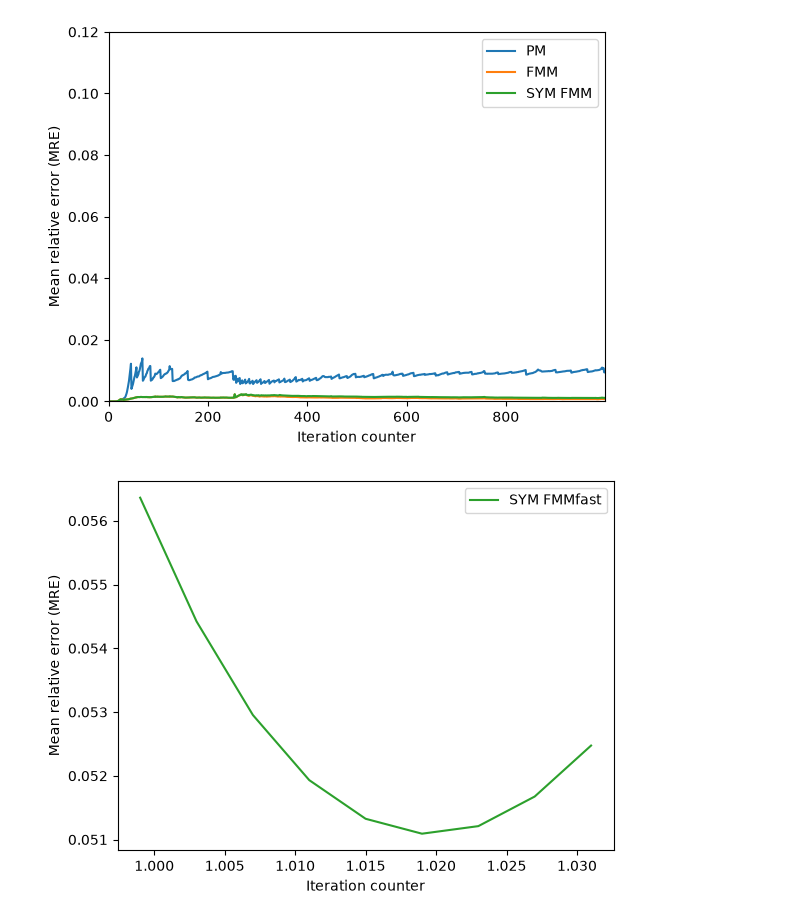
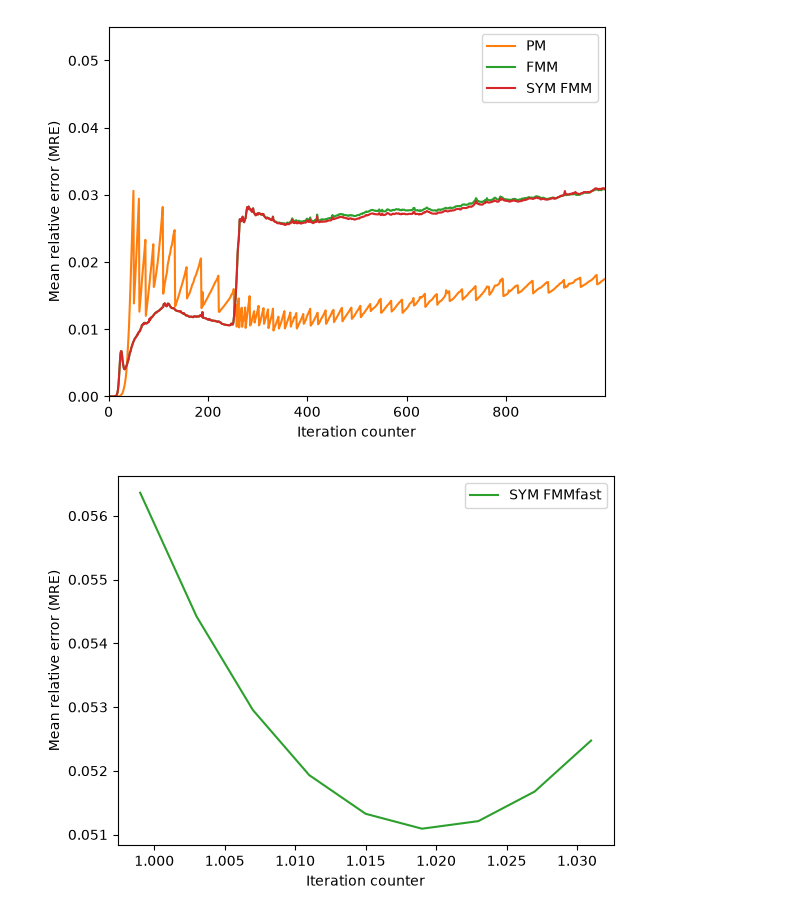
Before and after one commit to LucasFurer/FMM_tSNE, a Jupyter notebook: grapher.ipynb, the cells around one changed output. Saved outputs shown, nothing was run; the diff lists cells and outputs as text; code cells hidden in the pictures.

```diff
--- a/grapher.ipynb
+++ b/grapher.ipynb
@@ -224,27 +224,27 @@ def findTime(csvPath, target=1.0):
     #print(f"No two z-values found surrounding {targe"t}")
     return None
 # %%
-pointAmount = "10000"
-theta = "0.3"
+pointAmount = "70000"
+theta = "0.75"
 dataSet = "MNIST_digits"
 perp = "30"
 
 custom_labels = {
     #os.path.join("graphCSV", dataSet, pointAmount, "perp" + perp, "tsneErrorTimestepBH_point"             + pointAmount + "_perp" + perp + "_theta" + theta + "_dataset" + dataSet + ".csv"): "BH",
     #os.path.join("graphCSV", dataSet, pointAmount, "perp" + perp, "tsneErrorTimestepBHMP_point"           + pointAmount + "_perp" + perp + "_theta" + theta + "_dataset" + dataSet + ".csv"): "MM",
     #os.path.join("graphCSV", dataSet, pointAmount, "perp" + perp, "tsneErrorTimestepBHR_point"            + pointAmount + "_perp" + perp + "_theta" + theta + "_dataset" + dataSet + ".csv"): "rBH",
     #os.path.join("graphCSV", dataSet, pointAmount, "perp" + perp, "tsneErrorTimestepBHRMP_point"          + pointAmount + "_perp" + perp + "_theta" + theta + "_dataset" + dataSet + ".csv"): "rMM",
     os.path.join("graphCSV", dataSet, pointAmount, "perp" + perp, "tsneErrorTimestepPM_point"             + pointAmount + "_perp" + perp + "_theta" + theta + "_dataset" + dataSet + ".csv"): "PM",
     os.path.join("graphCSV", dataSet, pointAmount, "perp" + perp, "tsneErrorTimestepFMM_MORTON_point"     + pointAmount + "_perp" + perp + "_theta" + theta + "_dataset" + dataSet + ".csv"): "FMM",
     os.path.join("graphCSV", dataSet, pointAmount, "perp" + perp, "tsneErrorTimestepFMM_SYM_MORTON_point" + pointAmount + "_perp" + perp + "_theta" + theta + "_dataset" + dataSet + ".csv"): "SYM FMM",
 }
 
 #plotGraph(custom_labels, 0, 1000, "Iteration counter", "Mean relative error (MRE)", "plotOutput/lines_plot.png", False, None, None, None, None)
 x_range = 1000
-y_range = 0.12
+y_range = 0.055
 plotGraph(custom_labels, 0, x_range, "Iteration counter", "Mean relative error (MRE)", "plotOutput/lines_plot.png", False, 0.0, x_range-1, 0.0, y_range)
 # %% [output]
-[figure, old version]
+[figure, new version]
 # %%
 pointAmount = "10000"
 theta = "1"
```
Also changed, not shown: parts of 2 cells of this notebook, 33 other files.
